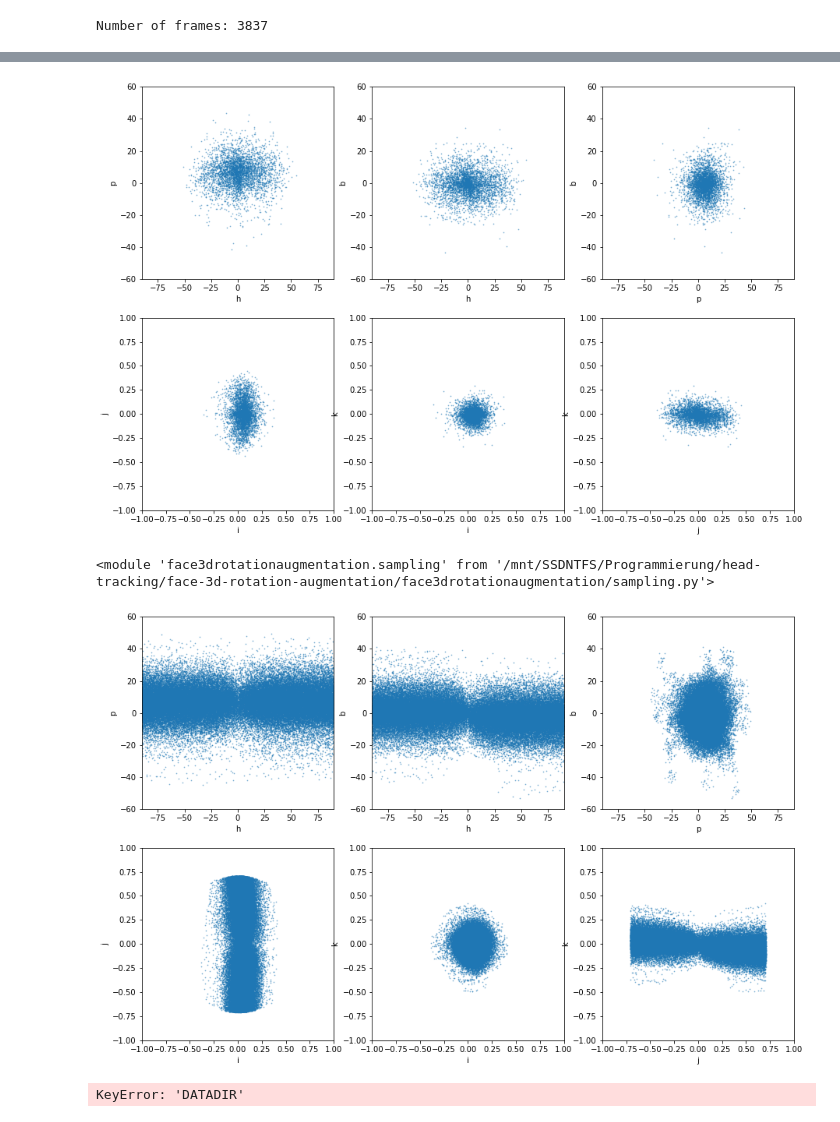
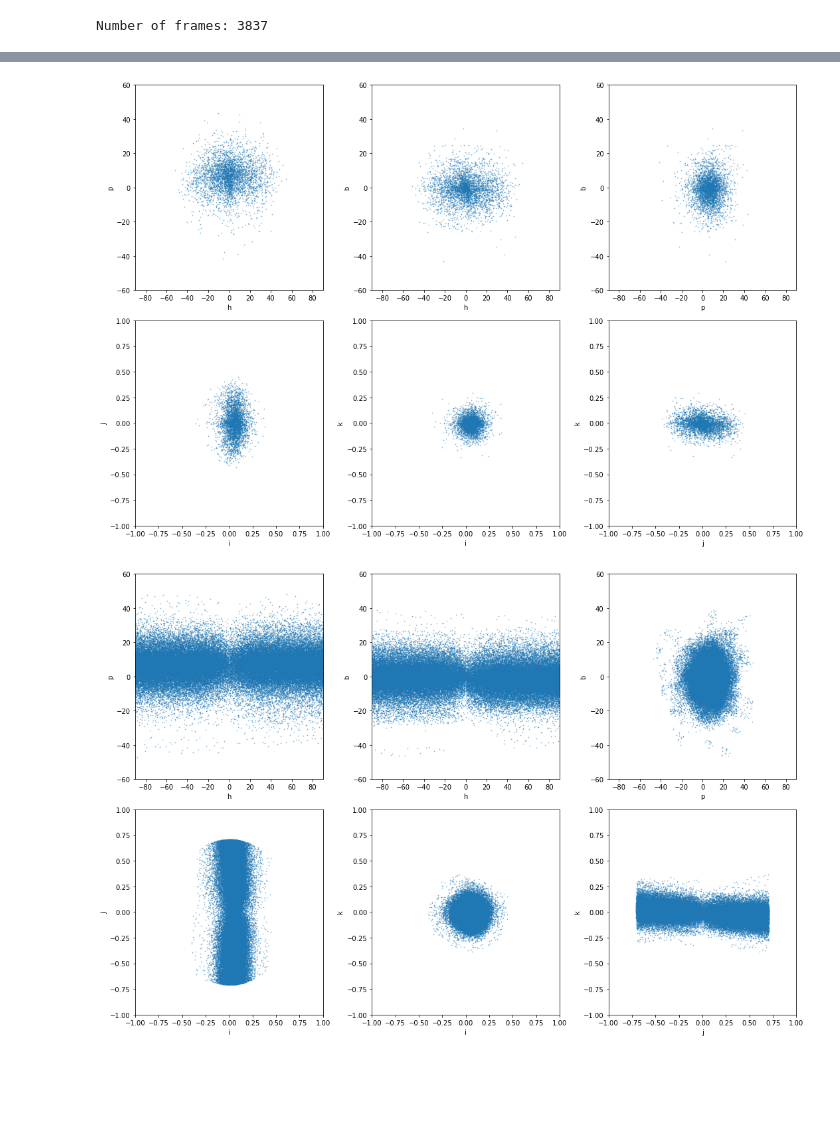
Before and after one commit to DaWelter/face-3d-rotation-augmentation, a Jupyter notebook: sampling-demo.ipynb, the cells around one changed output, grey strips where cells are left out. Cells and saved outputs as stored; diff of their text form; code cells hidden in the pictures; blank space fills up the shorter version.

```diff
--- a/sampling-demo.ipynb
+++ b/sampling-demo.ipynb
@@ -18,9 +13,15 @@ import face3drotationaugmentation.dataset300wlp as dataset300wlp
 import face3drotationaugmentation.vis as vis
 import face3drotationaugmentation.sampling as sampling
 from face3drotationaugmentation.graphics import get_hpb, make_rot
+# %%
+def stack_rot(rots):
+    '''When rots is a list of single rotations'''
+    return Rotation.from_quat(np.stack(list(map(Rotation.as_quat, rots)), axis=0))
+
+def concantenate_rot(rots):
+    '''When rots is a list of rotation arrays'''
+    return Rotation.from_quat(np.concatenate(list(map(Rotation.as_quat, rots)), axis=0))
 # %%
-with contextlib.closing(dataset300wlp.Dataset300WLP(os.path.join(os.environ['DATADIR'],'300W-LP.zip'))) as ds300wlp:
-    all_rots = [ s['rot'] for s in tqdm.tqdm(ds300wlp) ]
-    # Join rotations into a single array
-    all_rots = Rotation.from_quat(np.asarray([ r.as_quat() for r in all_rots ]))
+with closing(dataset300wlp.Dataset300WLP(os.path.join(os.environ['DATADIR'],'300W-LP.zip'))) as ds300wlp:
+    all_baseline_rots = stack_rot(s['rot'] for s in tqdm.tqdm(ds300wlp))
 # %%
@@ -99,28 +48,17 @@ def plot_rotation_distribution(all_rots):
         ax.scatter(quats.T[i], quats.T[j], s=0.5, alpha=0.5)
         ax.set(xlabel=names[i], ylabel=names[j])
         ax.set(xlim=(-1.,1.),ylim=(-1.,1.))
+    pyplot.tight_layout()
 
-plot_rotation_distribution(all_rots)
+plot_rotation_distribution(all_baseline_rots)
 # %% [output]
-[figure, old version]
+[figure, new version]
-# %%
-reload(sampling)
-# %% [output]
-<module 'face3drotationaugmentation.sampling' from '/mnt/SSDNTFS/Programmierung/head-tracking/face-3d-rotation-augmentation/face3drotationaugmentation/sampling.py'>
 # %%
-def concatenate_rot(rots):
-    return Rotation.from_quat(np.stack(list(map(Rotation.as_quat, rots)), axis=0))
-
 rng = np.random.RandomState()
-synthetic_rots = concatenate_rot([ r for rot in all_rots for r in sampling.sample_more_face_params(rot,rng) ])
+synthetic_rots = stack_rot([ r for rot in all_baseline_rots for r in sampling.sample_more_face_params(rot,rng) ])
 plot_rotation_distribution(synthetic_rots)
 # %% [output]
-[figure, old version]
+[figure, new version]
 # %%
-with contextlib.closing(dataset300wlp.Dataset300WLP(os.path.join(os.environ['DATADIR'],'300W-LP.zip'), only_originals=False)) as ds300wlpall:
-    sample = ds300wlpall[100]  #[289]
-    img = sample['image'].copy()
-    vis.draw_pose(img, sample, 255, 2)
-    all_rots = [ s['rot'] for s in tqdm.tqdm(ds300wlpall) ]
+with closing(dataset300wlp.Dataset300WLP(os.path.join(os.environ['DATADIR'],'300W-LP.zip'), only_originals=False)) as ds300wlpall:
+    all_rots = stack_rot(s['rot'] for s in tqdm.tqdm(ds300wlpall))
-# %% [output]
-KeyError: 'DATADIR'
```
Also changed, not shown: parts of 6 cells of this notebook, 11 other files.
